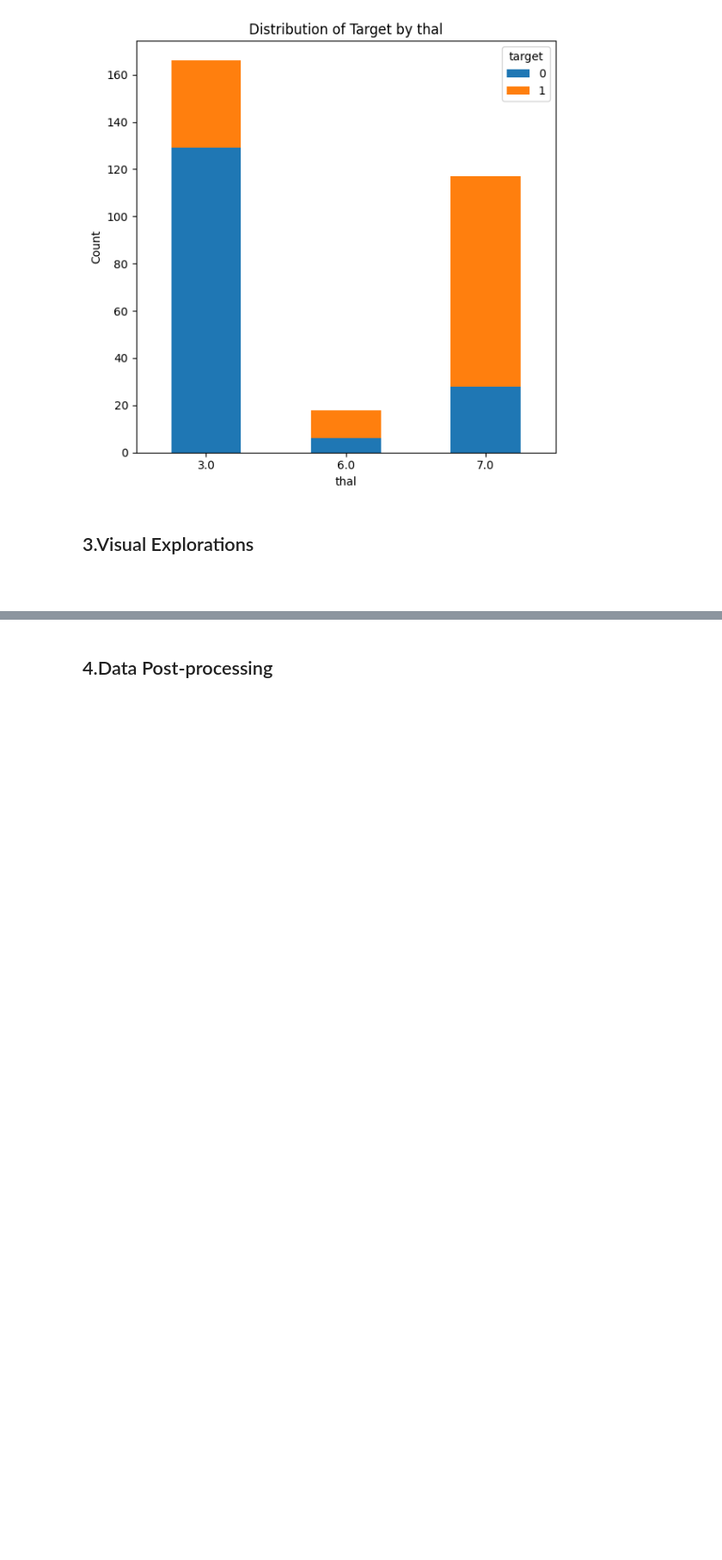
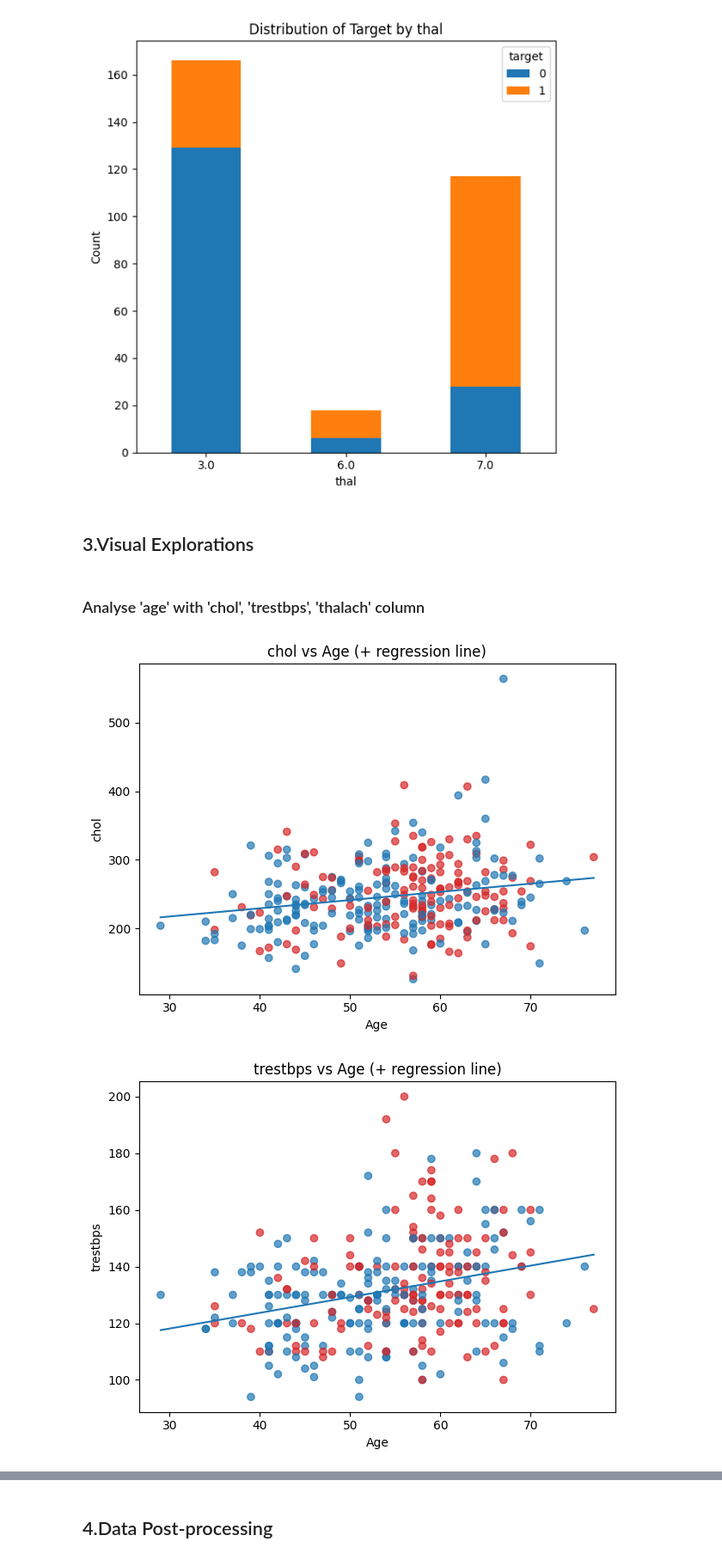
Before and after one commit to mylethidiem/data-science-artificial-intelligence-projects, a Jupyter notebook: Heart-Disease-Diagnosis/notebooks/Feature_Engineering.ipynb, the cells around one changed output, grey strips where cells are left out. Shown at 86% size. Saved outputs shown, nothing was run; the diff lists cells and outputs as text; code cells hidden in the pictures; blank space fills up the shorter version.

Commit message:
Visualize Eploration

```diff
--- a/Heart-Disease-Diagnosis/notebooks/Feature_Engineering.ipynb
+++ b/Heart-Disease-Diagnosis/notebooks/Feature_Engineering.ipynb
@@ -142,5 +142,49 @@ for col in categorical_cols:
 [figure]
 # %% [markdown]
 ## 3.Visual Explorations
-# %% [markdown]
-###
+# %%
+X = raw.drop(columns=['target'])
+y = raw['target']
+
+# Colors by target
+colors = ['tab:blue' if t==0 else 'tab:red' for t in y]
+
+def scatter_with_regression(x_series, y_series, x_label, y_label, title):
+    # Drop NaNs for fitting
+    m = x_series.notna() & y_series.notna()
+    x = x_series[m].values.reshape(-1, 1) # series will convert to numpy array and then reshape to 2D matrix having 1 column
+    # scikit-learn requires 2D input for features
+    yy = y_series[m].values
+
+    # Fit linear regression
+    if len(x) > 1:
+        model = LinearRegression()
+        model.fit(x, yy)
+        # Create line
+        x_line = np.linspace(x.min(), x.max(), 100).reshape(-1,1) # create 100 points between x min and x max
+        y_pred = model.predict(x_line)
+    else:
+        x_line, y_pred = None, None
+
+    # Plot scatter
+    plt.figure()
+    plt.scatter(x_series, y_series, c=colors, alpha=0.7)
+    plt.xlabel(x_label); plt.ylabel(y_label)
+    plt.title(title)
+
+    # Plot regression line
+    if x_line is not None:
+        plt.plot(x_line.ravel(), y_pred) # Convert x_line from 2D to 1D
+    plt.tight_layout()
+    plt.show()
+# %% [markdown]
+### Analyse 'age' with 'chol', 'trestbps', 'thalach' column
+# %%
+# Scatter + regression for selected pairs
+if 'age' in X.columns:
+    for col in ['chol', 'trestbps', 'thalach']:
+        if col in X.columns:
+            scatter_with_regression(X['age'], X[col], 'Age', col, f'{col} vs Age (+ regression line)')
+# %% [output]
+[figure, added]
+[figure, added]
```
Also changed, not shown: parts of 4 cells of this notebook.
